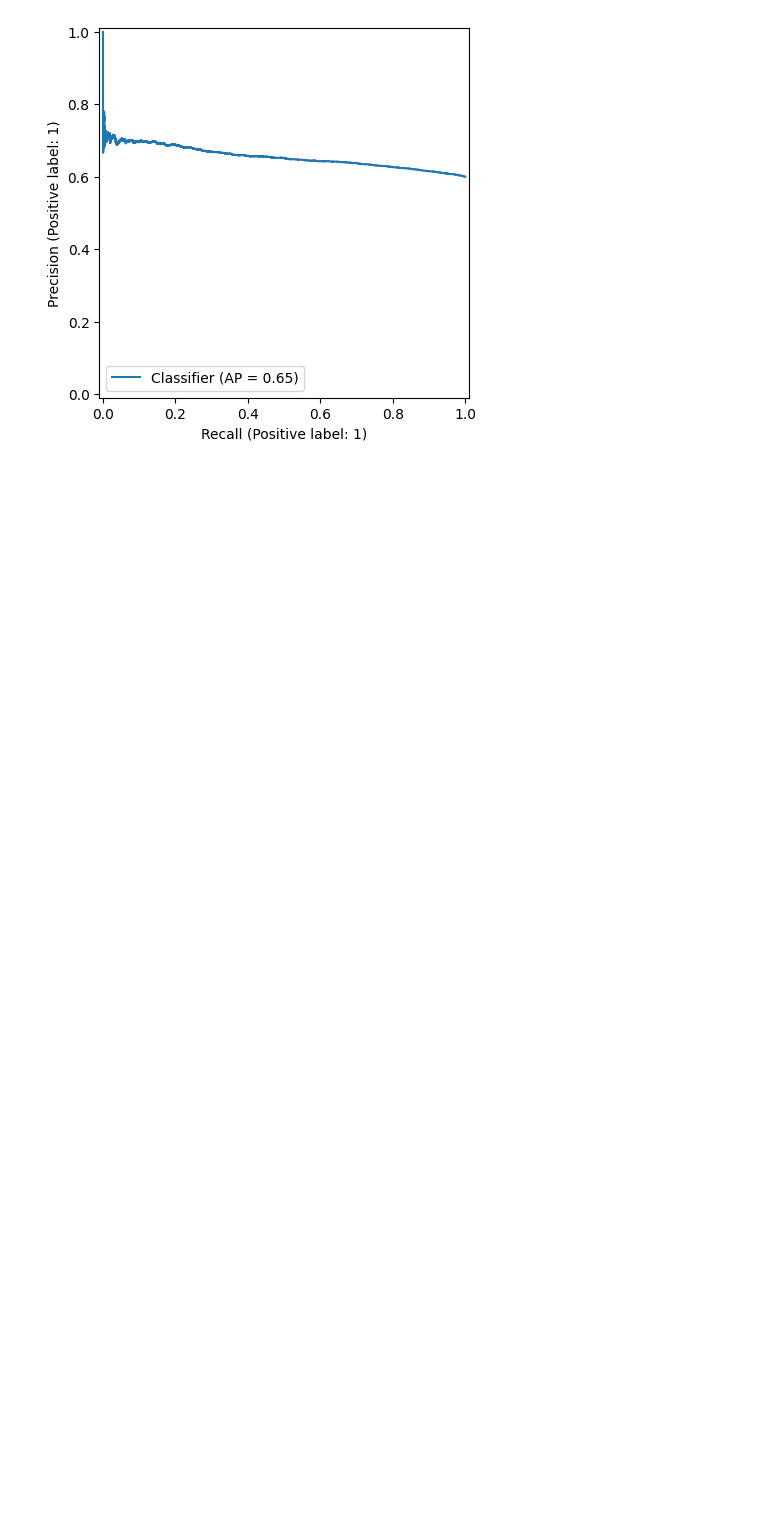
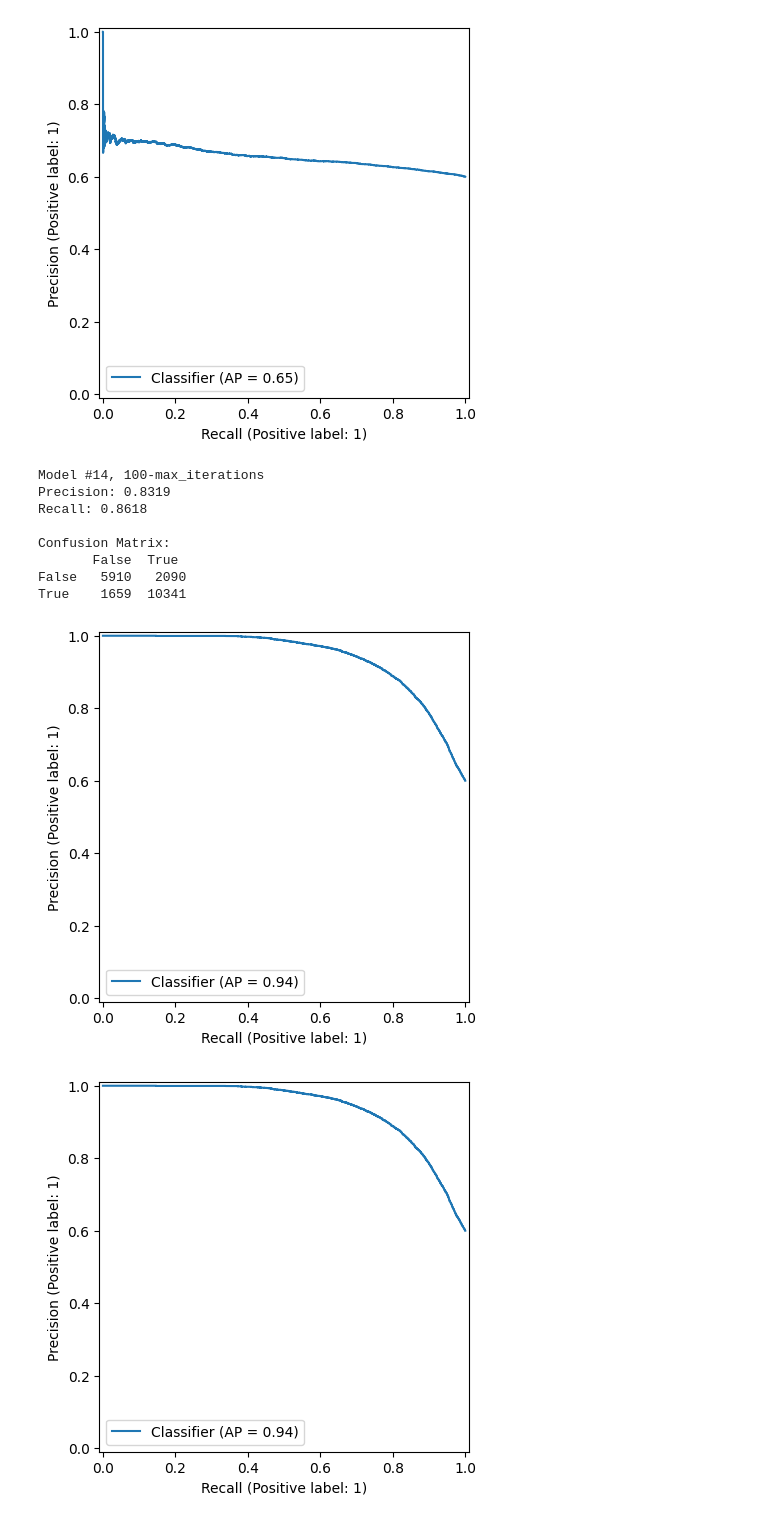
Before and after one commit to xgarcia17/diabetes-predictor, a Jupyter notebook: logisticregression.ipynb, the cells around one changed output. Drawn from its saved outputs; the diff is of its cells as text; code cells hidden in the pictures; blank space fills up the shorter version.

```diff
--- a/logisticregression.ipynb
+++ b/logisticregression.ipynb
@@ -489,3 +489,18 @@ True     739  11261
 [figure]
 [figure]
 [figure]
+# %%
+# SEGMENT FOR MODEL 14
+candidate_features_14 = ['physical_activity_minutes_per_week', 'bmi', 'glucose_postprandial']
+test_lr_model(candidate_features_14, 14)
+# %% [output]
+Model #14, 100-max_iterations
+Precision: 0.8319
+Recall: 0.8618
+
+Confusion Matrix:
+       False  True
+False   5910   2090
+True    1659  10341
+[figure, added]
+[figure, added]
```
Also changed, not shown: parts of 2 cells of this notebook, 3 other files.
